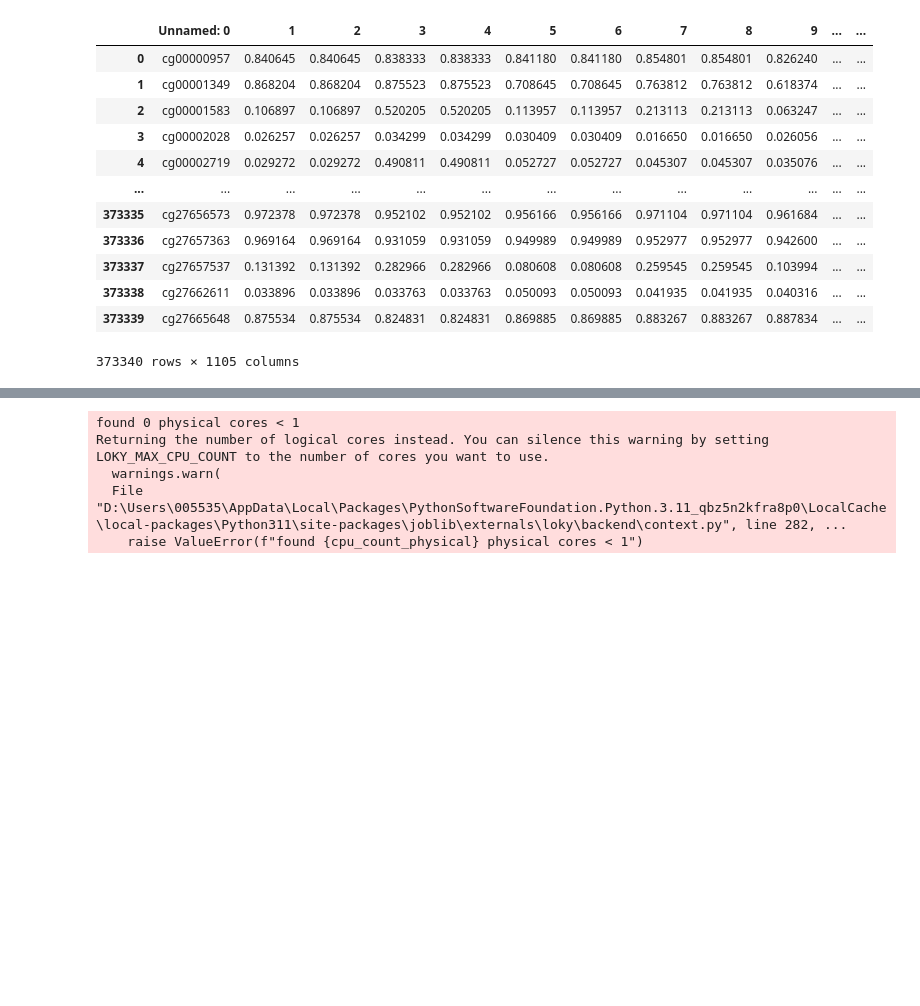
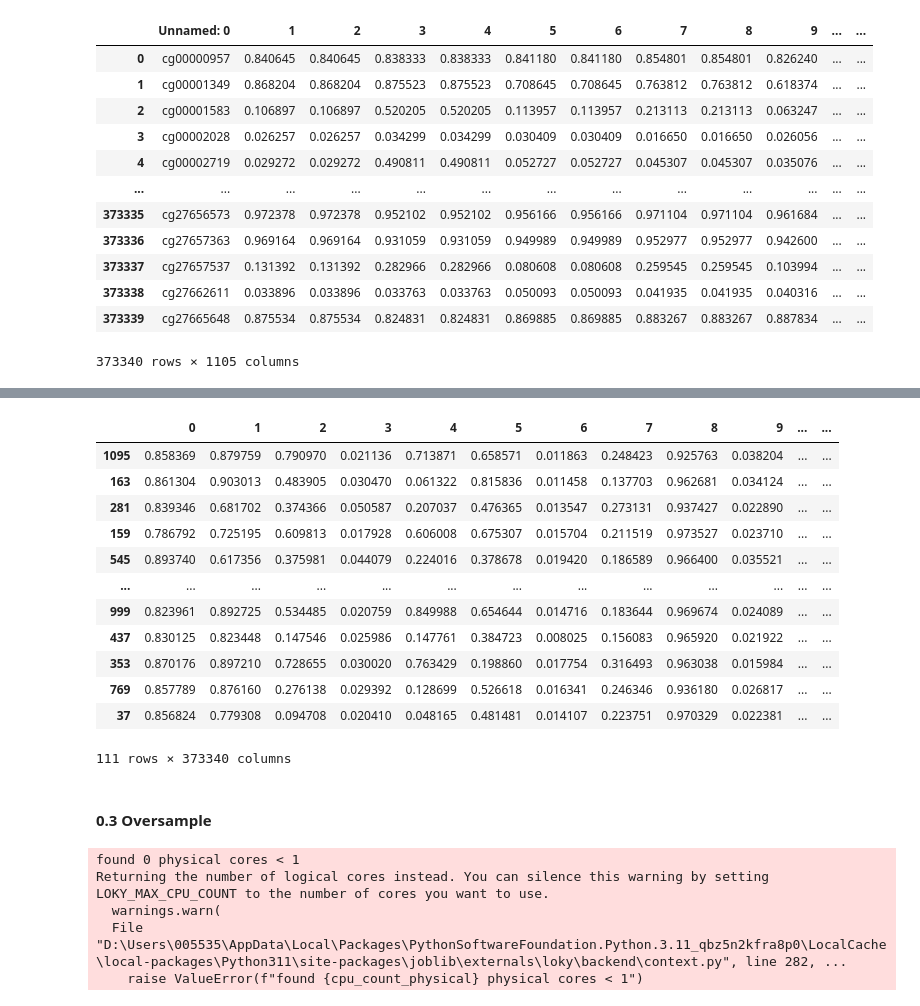
Before and after one commit to BioTechCo/main_project, a Jupyter notebook: notebooks/orange_pipeline_orchestrator.ipynb, the cells around one changed output, grey strips where cells are left out. Saved outputs shown, nothing was run; the diff lists cells and outputs as text; code cells hidden in the pictures; blank space fills up the shorter version.

```diff
--- a/notebooks/orange_pipeline_orchestrator.ipynb
+++ b/notebooks/orange_pipeline_orchestrator.ipynb
@@ -158,3 +182,21 @@ X_train, X_test, y_train, y_test = train_test_split(
+# %%
+X_test
+# %% [output]
+|  | 0 | 1 | 2 | 3 | 4 | 5 | 6 | 7 | 8 | 9 | ... | ... |
+| 1095 | 0.858369 | 0.879759 | 0.790970 | 0.021136 | 0.713871 | 0.658571 | 0.011863 | 0.248423 | 0.925763 | 0.038204 | ... | ... |
+| 163 | 0.861304 | 0.903013 | 0.483905 | 0.030470 | 0.061322 | 0.815836 | 0.011458 | 0.137703 | 0.962681 | 0.034124 | ... | ... |
+| 281 | 0.839346 | 0.681702 | 0.374366 | 0.050587 | 0.207037 | 0.476365 | 0.013547 | 0.273131 | 0.937427 | 0.022890 | ... | ... |
+| 159 | 0.786792 | 0.725195 | 0.609813 | 0.017928 | 0.606008 | 0.675307 | 0.015704 | 0.211519 | 0.973527 | 0.023710 | ... | ... |
+| 545 | 0.893740 | 0.617356 | 0.375981 | 0.044079 | 0.224016 | 0.378678 | 0.019420 | 0.186589 | 0.966400 | 0.035521 | ... | ... |
+| ... | ... | ... | ... | ... | ... | ... | ... | ... | ... | ... | ... | ... |
+| 999 | 0.823961 | 0.892725 | 0.534485 | 0.020759 | 0.849988 | 0.654644 | 0.014716 | 0.183644 | 0.969674 | 0.024089 | ... | ... |
+| 437 | 0.830125 | 0.823448 | 0.147546 | 0.025986 | 0.147761 | 0.384723 | 0.008025 | 0.156083 | 0.965920 | 0.021922 | ... | ... |
+| 353 | 0.870176 | 0.897210 | 0.728655 | 0.030020 | 0.763429 | 0.198860 | 0.017754 | 0.316493 | 0.963038 | 0.015984 | ... | ... |
+| 769 | 0.857789 | 0.876160 | 0.276138 | 0.029392 | 0.128699 | 0.526618 | 0.016341 | 0.246346 | 0.936180 | 0.026817 | ... | ... |
+| 37 | 0.856824 | 0.779308 | 0.094708 | 0.020410 | 0.048165 | 0.481481 | 0.014107 | 0.223751 | 0.970329 | 0.022381 | ... | ... |
+111 rows × 373340 columns
+# %% [markdown]
+#### 0.3 Oversample
 # %%
 update_nested_toml(
     "preprocess.merge_and_split", "Before_SMOTE_X_train_shape", X_train.shape
```
Also changed, not shown: parts of 103 cells of this notebook.
